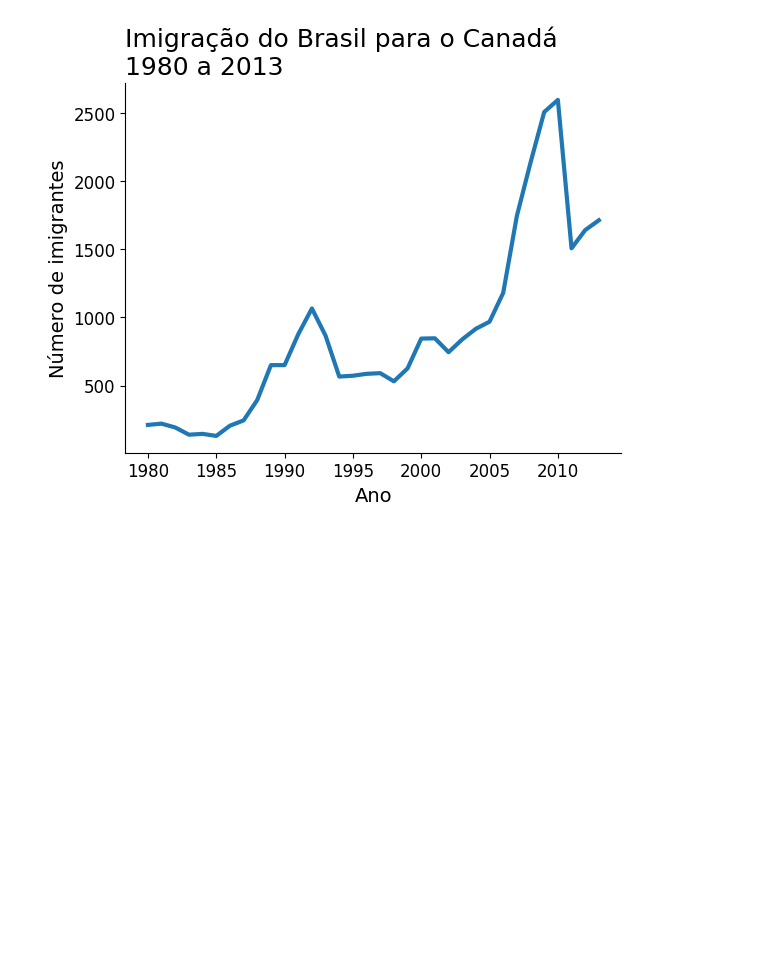
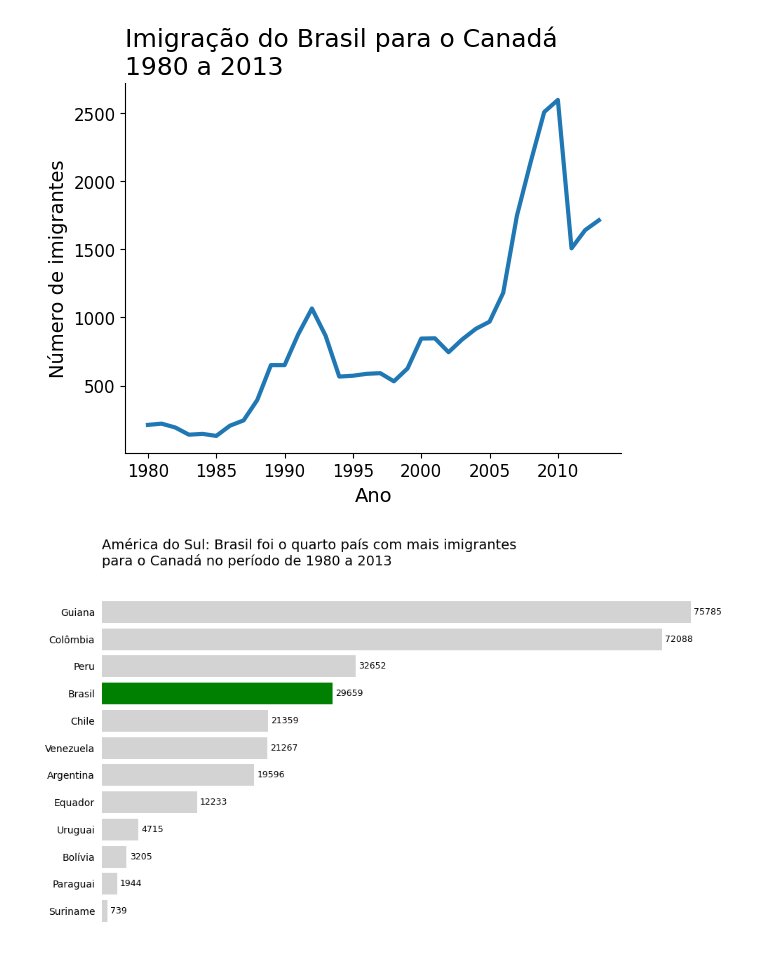
Before and after one commit to Vagnerkrg/analise-imigrantes-brasileiros, a Jupyter notebook: anallise_de_imigrantes_brasileiros.ipynb, the cells around one changed output. Saved outputs shown, nothing was run; the diff lists cells and outputs as text; code cells hidden in the pictures; blank space fills up the shorter version.

Commit message:
Adiciona gráfico de comparação

```diff
--- a/anallise_de_imigrantes_brasileiros.ipynb
+++ b/anallise_de_imigrantes_brasileiros.ipynb
@@ -97,3 +97,84 @@ ax.spines['right'].set_visible(False)
 plt.show()
 # %% [output]
 [figure]
+# %%
+import matplotlib.pyplot as plt
+import pandas as pd
+
+# 1. Dados de exemplo (substitua pelo seu DataFrame real da Alura)
+dados = {
+    "País": [
+        "Guiana",
+        "Colômbia",
+        "Peru",
+        "Brasil",
+        "Chile",
+        "Venezuela",
+        "Argentina",
+        "Equador",
+        "Uruguai",
+        "Bolívia",
+        "Paraguai",
+        "Suriname",
+    ],
+    "Imigrantes": [
+        75785,
+        72088,
+        32652,
+        29659,
+        21359,
+        21267,
+        19596,
+        12233,
+        4715,
+        3205,
+        1944,
+        739,
+    ],
+}
+
+df_sul_america = pd.DataFrame(dados)
+
+# Inverte a ordem para que o maior país fique no topo do gráfico de barras horizontais
+df_sul_america = df_sul_america.iloc[::-1]
+
+# 2. Configuração da figura
+fig, ax = plt.subplots(figsize=(10, 6))
+
+# 3. Definição de cores (Destacando o Brasil em verde e os outros em cinza claro)
+cores = [
+    "green" if pais == "Brasil" else "lightgray"
+    for pais in df_sul_america["País"]
+]
+
+# 4. Construção do gráfico de barras horizontais
+barras = ax.barh(
+    df_sul_america["País"], df_sul_america["Imigrantes"], color=cores
+)
+
+# 5. Adicionando os rótulos de dados (valores numéricos) ao lado de cada barra
+ax.bar_label(barras, padding=3, fontsize=9)
+
+# 6. Título formatado e alinhado à esquerda
+ax.set_title(
+    "América do Sul: Brasil foi o quarto país com mais imigrantes\n"
+    "para o Canadá no período de 1980 a 2013",
+    fontsize=14,
+    loc="left",
+    pad=20,
+)
+
+# 7. Limpeza visual: remove as bordas (spines) e o eixo X inferior
+for spine in ["top", "right", "bottom", "left"]:
+    ax.spines[spine].set_visible(False)
+
+ax.xaxis.set_visible(False)  # Oculta a linha do eixo X
+ax.tick_params(axis="y", left=False)  # Remove os tracinhos do eixo Y
+
+# 8. Ajuste fino de layout
+plt.tight_layout()
+
+# Exibe o gráfico
+plt.show()
+# %% [output]
+[figure, added]
```
Also changed, not shown: 1 other file.
